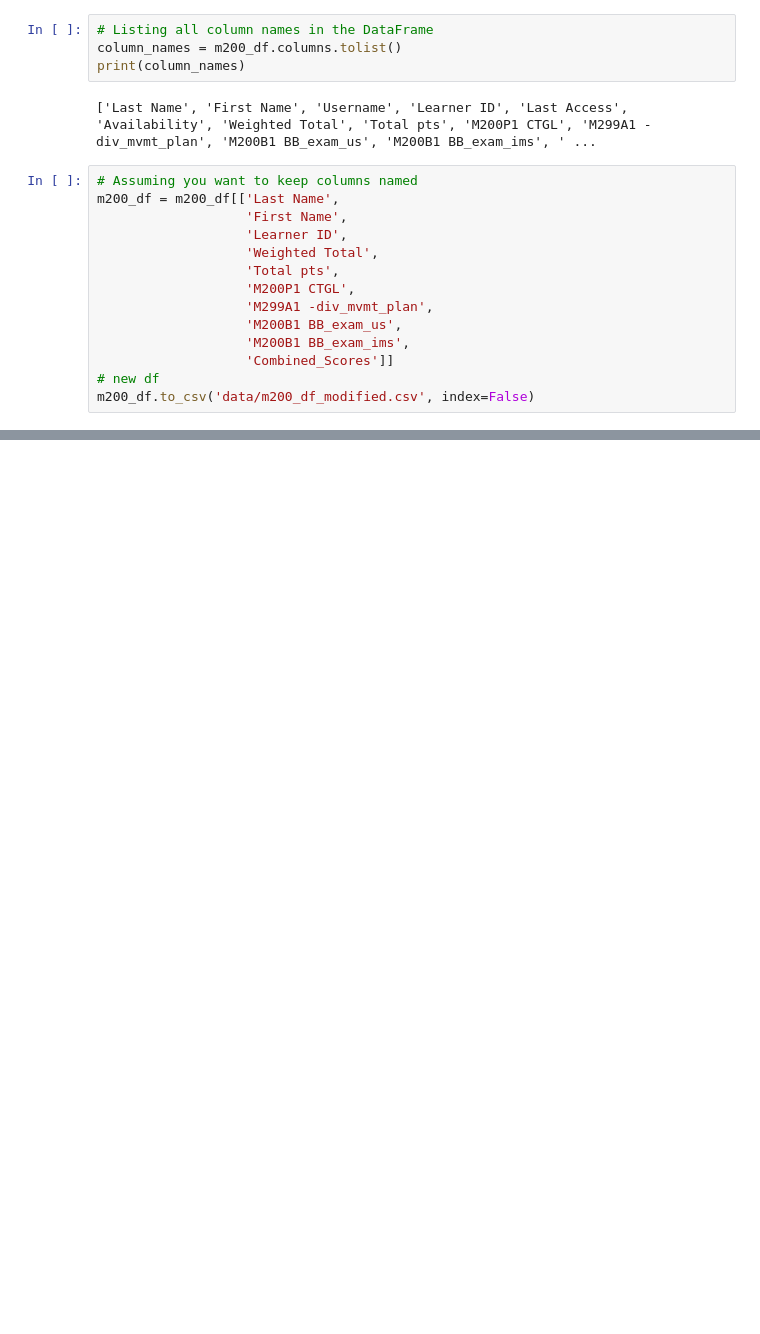
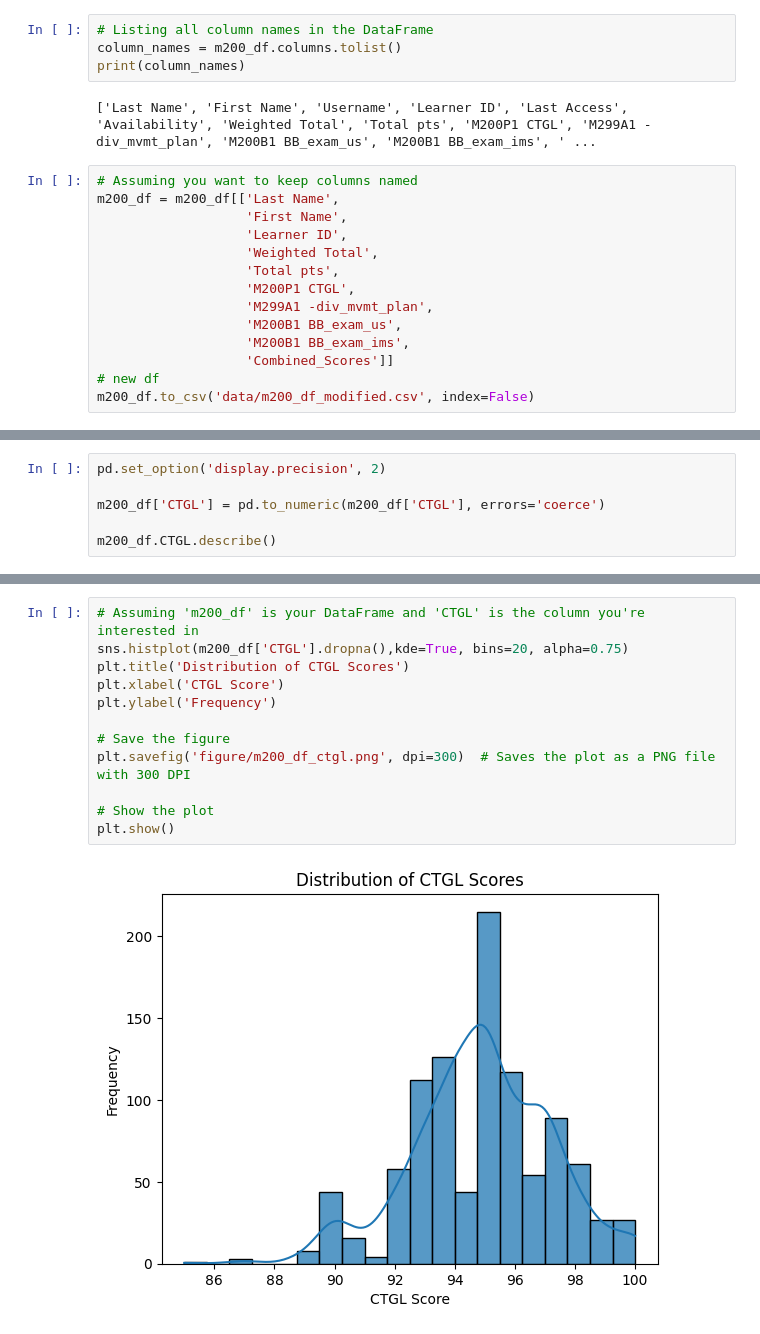
Before and after one commit to JBtallgrass/M200, a Jupyter notebook: M200_analysis.ipynb, the cells around one changed output, grey strips where cells are left out. Drawn from its saved outputs; the diff is of its cells as text; blank space fills up the shorter version.

```diff
--- a/M200_analysis.ipynb
+++ b/M200_analysis.ipynb
@@ -125,0 +162,6 @@ m200_df.columns = new_column_names
+# %%
+pd.set_option('display.precision', 2)
+
+m200_df['CTGL'] = pd.to_numeric(m200_df['CTGL'], errors='coerce')
+
+m200_df.CTGL.describe()
@@ -125,0 +178,14 @@ m200_df.columns = new_column_names
+# %%
+# Assuming 'm200_df' is your DataFrame and 'CTGL' is the column you're interested in
+sns.histplot(m200_df['CTGL'].dropna(),kde=True, bins=20, alpha=0.75)
+plt.title('Distribution of CTGL Scores')
+plt.xlabel('CTGL Score')
+plt.ylabel('Frequency')
+
+# Save the figure
+plt.savefig('figure/m200_df_ctgl.png', dpi=300)  # Saves the plot as a PNG file with 300 DPI
+
+# Show the plot
+plt.show()
+# %% [output]
+[figure, added]
```
Also changed, not shown: parts of 16 cells of this notebook, 6 other files.
